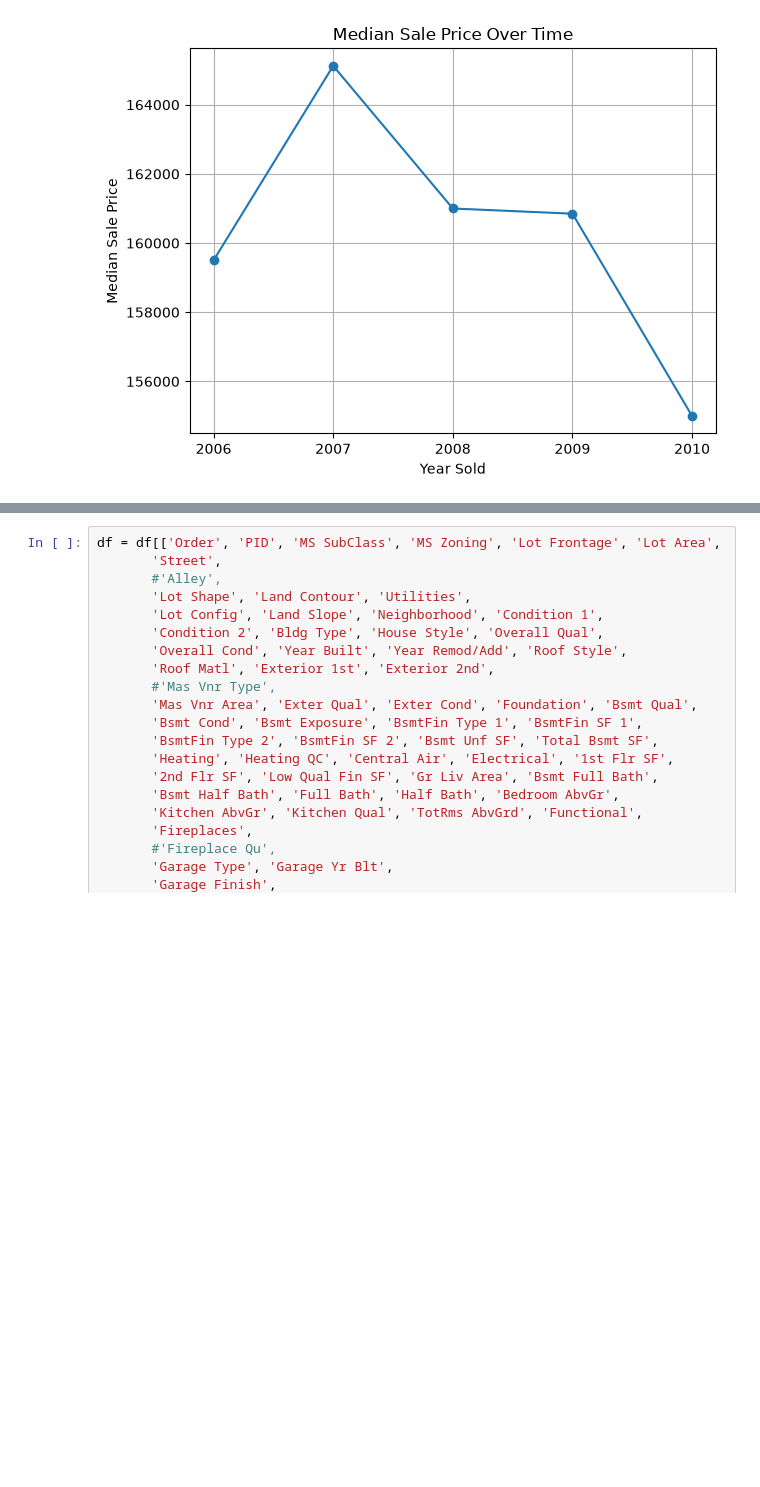
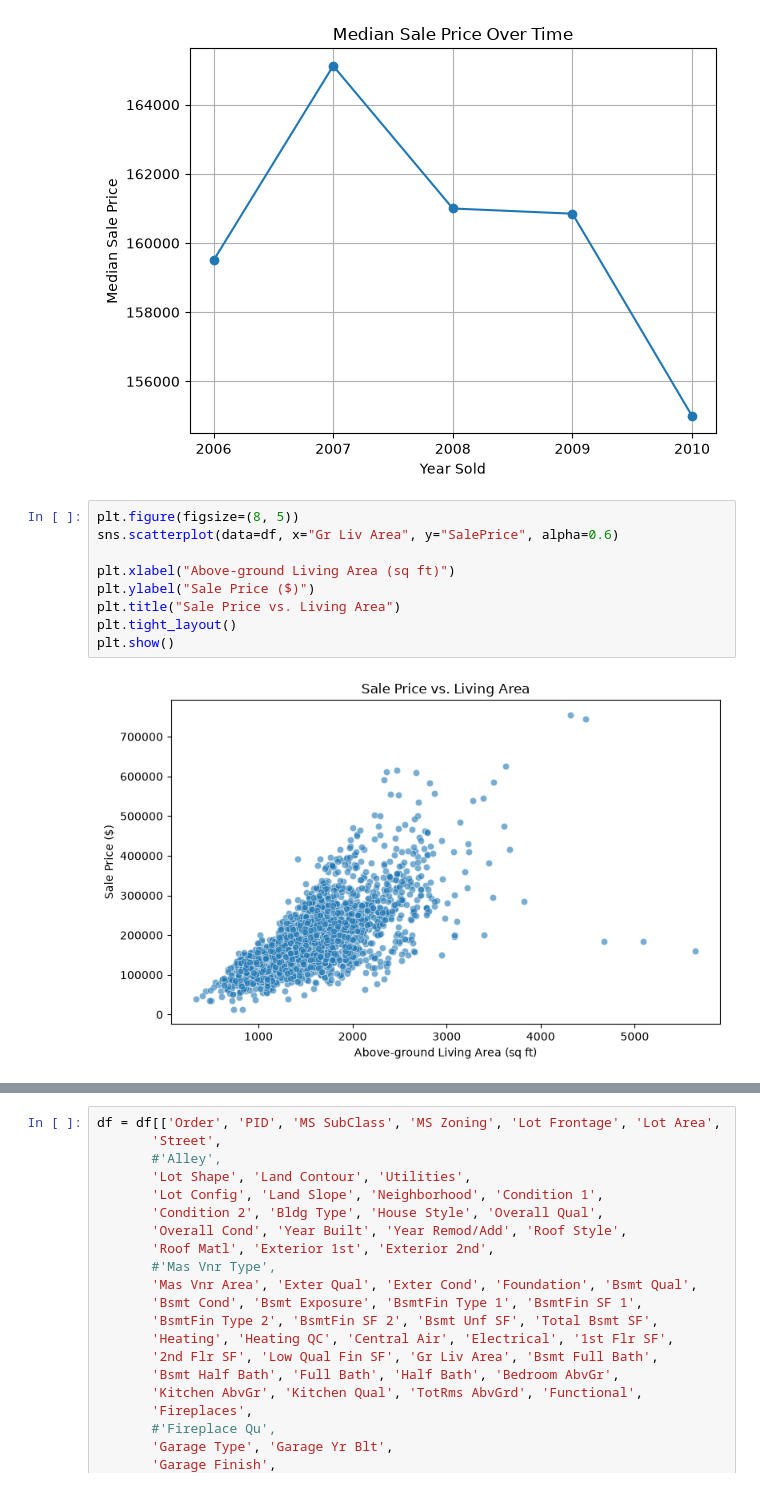
Before and after one commit to ionutelu/LabML, a Jupyter notebook: lab1.ipynb, the cells around one changed output, grey strips where cells are left out. Cells and saved outputs as stored; diff of their text form; blank space fills up the shorter version.

Commit message:
sccatter plot, pie or doughtnut chart, error bar plot

```diff
--- a/lab1.ipynb
+++ b/lab1.ipynb
@@ -149,3 +149,14 @@ plt.tight_layout()
 plt.show()
 # %% [output]
 [figure]
+# %%
+plt.figure(figsize=(8, 5))
+sns.scatterplot(data=df, x="Gr Liv Area", y="SalePrice", alpha=0.6)
+
+plt.xlabel("Above-ground Living Area (sq ft)")
+plt.ylabel("Sale Price ($)")
+plt.title("Sale Price vs. Living Area")
+plt.tight_layout()
+plt.show()
+# %% [output]
+[figure, added]
```
Also changed, not shown: parts of 2 cells of this notebook.
